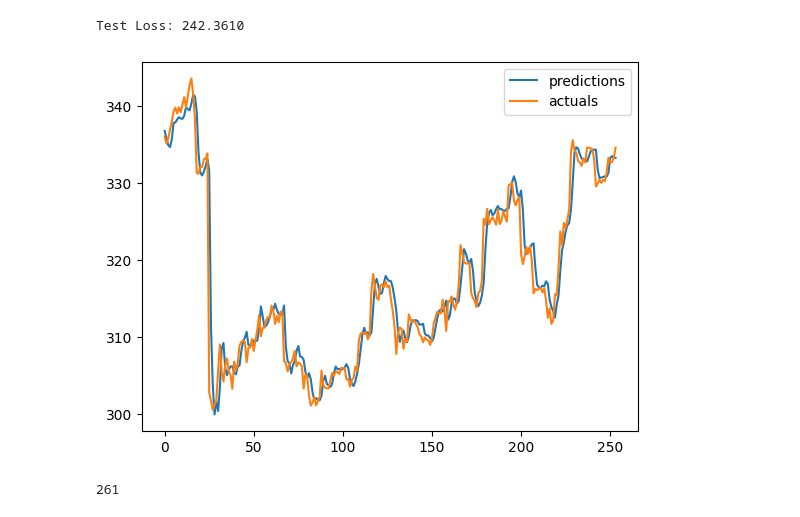
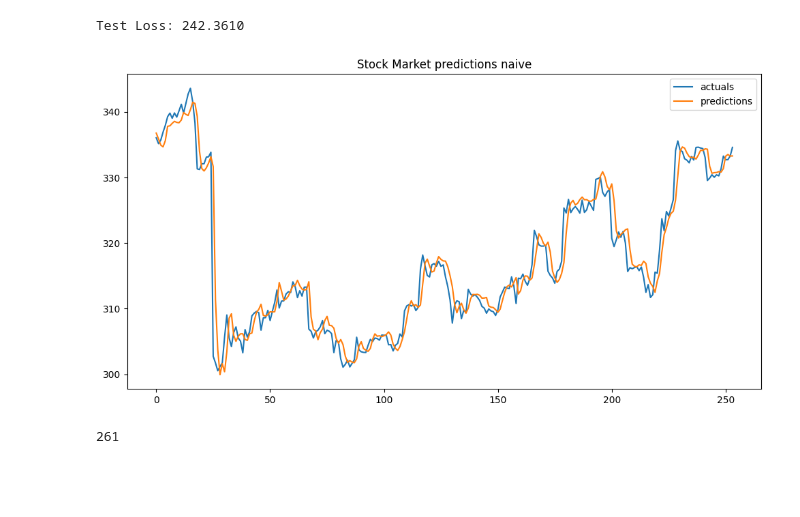
Before and after one commit to lewinskie254/stock-market-prediction, a Jupyter notebook: predict_stock_prices_NeuralNets.ipynb, the cells around one changed output. Saved outputs shown, nothing was run; the diff lists cells and outputs as text; code cells hidden in the pictures; blank space fills up the shorter version.

```diff
--- a/predict_stock_prices_NeuralNets.ipynb
+++ b/predict_stock_prices_NeuralNets.ipynb
@@ -459,12 +459,14 @@ print(f"Test Loss: {test_loss:.4f}")
 # %% [output]
 Test Loss: 242.3610
 # %%
-plt.plot(predictions.detach().numpy(), label="predictions")
-plt.plot(actuals.squeeze(-1).squeeze(-1).detach().numpy(), label="actuals")
-plt.legend()
+fig, ax = plt.subplots(figsize=(12, 6))
+ax.plot(actuals.squeeze(-1).squeeze(-1).detach().numpy(), label="actuals")
+ax.plot(predictions.detach().numpy(), label="predictions")
+ax.set_title("Stock Market predictions naive")
+ax.legend()
 plt.show()
 # %% [output]
-[figure, old version]
+[figure, new version]
 # %%
 len(test)
 # %% [output]
```
